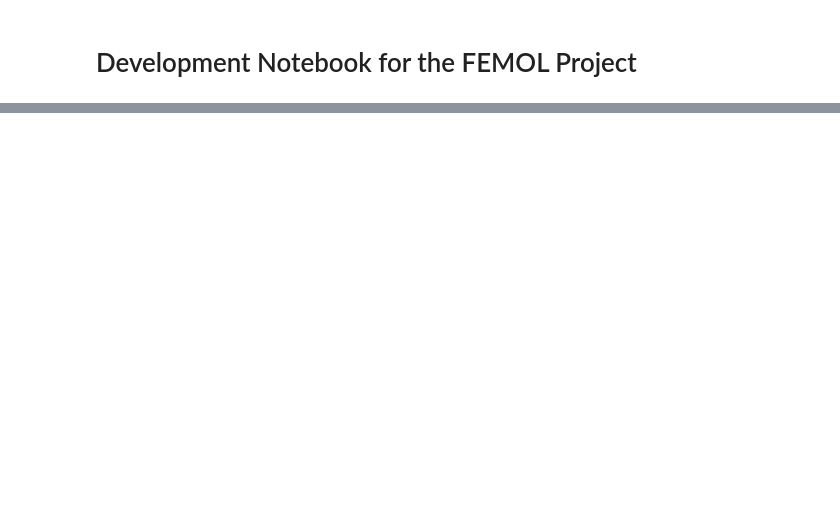
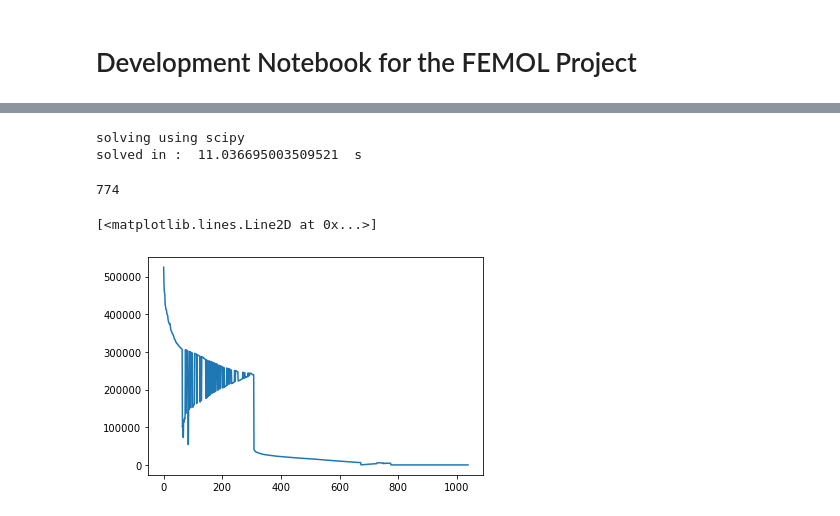
Before and after one commit to olivecha/FEMOL, a Jupyter notebook: DEV_Notebook.ipynb, the cells around one changed output, grey strips where cells are left out. Saved outputs shown, nothing was run; the diff lists cells and outputs as text; code cells hidden in the pictures; blank space fills up the shorter version.

```diff
--- a/DEV_Notebook.ipynb
+++ b/DEV_Notebook.ipynb
@@ -84,0 +57,46 @@ No core eigenfrequency :  499.9519787140608
+# %%
+# Optimization solve
+# Solve the eigenvalue maximization problem for the first mode of a square plate
+
+hc_opt = 0.010 # optimized core thickness
+h_flax = 0.003
+h_carbon = 0.000250
+n_plies_carbon = 2
+n_plies_flax = 9
+problem_mesh = FEMOL.mesh.guitar(lcar=0.09)
+
+# flax material definition
+flax = FEMOL.materials.general_flax()  # material from library
+flax.hi = h_flax/n_plies_flax
+# carbon material definition
+carbon = FEMOL.materials.general_carbon()
+carbon.hi = h_carbon
+
+# Laminates definitions
+h = hc_opt + h_flax + h_carbon
+# Reference layups
+plies_flax = [0, 0, 0, 0, 0, 0, 0, 0, 0]
+flax_layup = FEMOL.laminate.Layup(material=flax, plies=plies_flax, symetric=False, z_core = -h/2 + (n_plies_flax/2)*flax.hi)
+plies_carbon = [90, 90]
+carbon_layup = FEMOL.laminate.Layup(material=carbon, plies=plies_carbon, symetric=False, z_core = h/2 - (n_plies_carbon/2)*carbon.hi)
+
+# FEM problems definition
+problem_opt = FEMOL.FEM_Problem(mesh=problem_mesh, physics='modal', model='plate')
+problem_opt.define_materials(flax, carbon)
+problem_opt.define_tensors(flax_layup, carbon_layup)
+problem_opt.add_fixed_domain(FEMOL.domains.outside_guitar(L=1))
+
+# Solve the reference problem
+w_opt, v_opt = problem_opt.solve(filtre=0)
+# %% [output]
+solving using scipy
+solved in :  11.036695003509521  s
+# %%
+np.arange(w_opt.shape[0])[w_opt>1][-1]
+# %% [output]
+774
+# %%
+plt.plot(w_opt)
+# %% [output]
+[<matplotlib.lines.Line2D at 0x...>]
+[figure, added]
```
Also changed, not shown: parts of 10 cells of this notebook, 7 other files.
